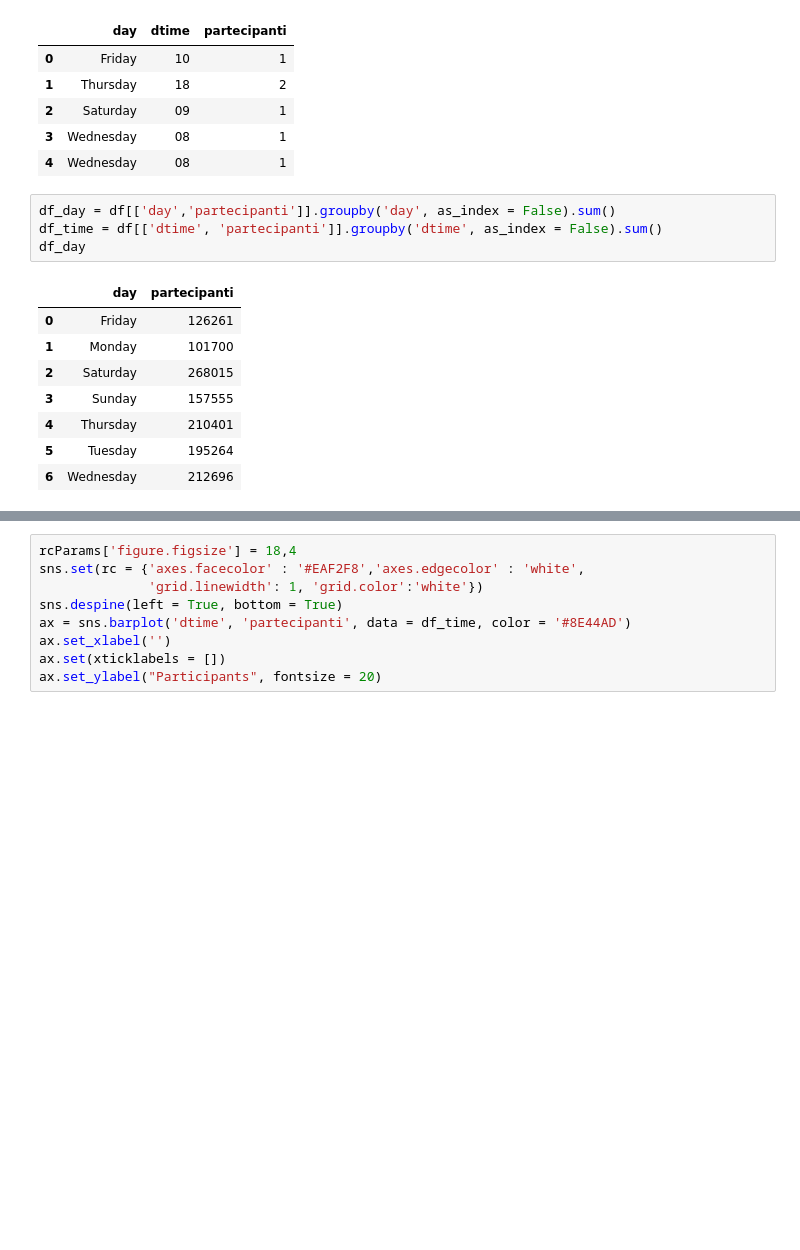
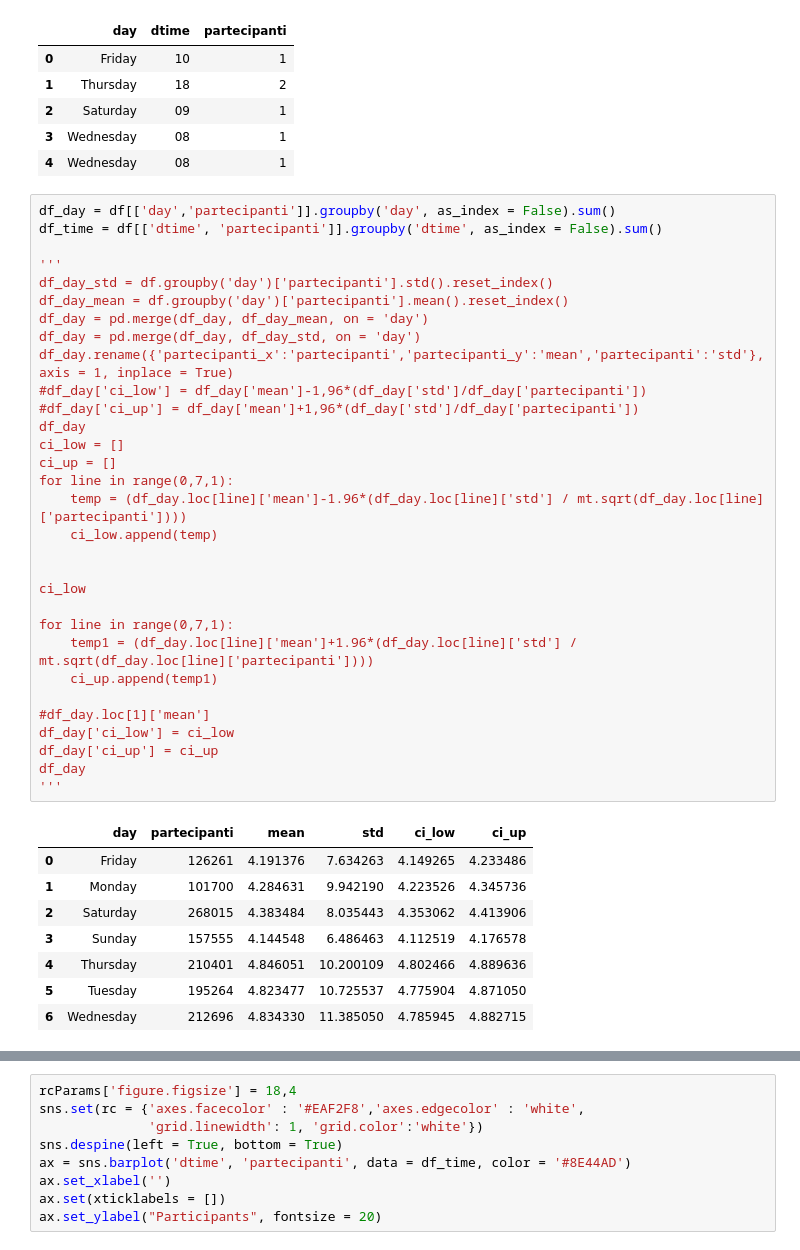
Before and after one commit to maxi93/NeoMeetup, a Jupyter notebook: Visualizations/Heatmap_event_weekdays.ipynb, the cells around one changed output, grey strips where cells are left out. Cells and saved outputs as stored; diff of their text form; blank space fills up the shorter version.

```diff
--- a/Visualizations/Heatmap_event_weekdays.ipynb
+++ b/Visualizations/Heatmap_event_weekdays.ipynb
@@ -97,17 +99,44 @@ df_date.head()
 | 2 | Saturday | 09 | 1 |
 | 3 | Wednesday | 08 | 1 |
 | 4 | Wednesday | 08 | 1 |
-# %%
-df_day = df[['day','partecipanti']].groupby('day', as_index = False).sum()
-df_time = df[['dtime', 'partecipanti']].groupby('dtime', as_index = False).sum()
-df_day
-# %% [output]
-|  | day | partecipanti |
-| 0 | Friday | 126261 |
-| 1 | Monday | 101700 |
-| 2 | Saturday | 268015 |
-| 3 | Sunday | 157555 |
-| 4 | Thursday | 210401 |
-| 5 | Tuesday | 195264 |
-| 6 | Wednesday | 212696 |
+# %%
+df_day = df[['day','partecipanti']].groupby('day', as_index = False).sum()
+df_time = df[['dtime', 'partecipanti']].groupby('dtime', as_index = False).sum()
+
+'''
+df_day_std = df.groupby('day')['partecipanti'].std().reset_index()
+df_day_mean = df.groupby('day')['partecipanti'].mean().reset_index()
+df_day = pd.merge(df_day, df_day_mean, on = 'day')
+df_day = pd.merge(df_day, df_day_std, on = 'day')
+df_day.rename({'partecipanti_x':'partecipanti','partecipanti_y':'mean','partecipanti':'std'}, axis = 1, inplace = True)
+#df_day['ci_low'] = df_day['mean']-1,96*(df_day['std']/df_day['partecipanti'])
+#df_day['ci_up'] = df_day['mean']+1,96*(df_day['std']/df_day['partecipanti'])
+df_day
+ci_low = []
+ci_up = []
+for line in range(0,7,1):
+    temp = (df_day.loc[line]['mean']-1.96*(df_day.loc[line]['std'] / mt.sqrt(df_day.loc[line]['partecipanti'])))
+    ci_low.append(temp)
+
+
+ci_low
+
+for line in range(0,7,1):
+    temp1 = (df_day.loc[line]['mean']+1.96*(df_day.loc[line]['std'] / mt.sqrt(df_day.loc[line]['partecipanti'])))
+    ci_up.append(temp1)
+
+#df_day.loc[1]['mean']
+df_day['ci_low'] = ci_low
+df_day['ci_up'] = ci_up
+df_day
+'''
+# %% [output]
+|  | day | partecipanti | mean | std | ci_low | ci_up |
+| 0 | Friday | 126261 | 4.191376 | 7.634263 | 4.149265 | 4.233486 |
+| 1 | Monday | 101700 | 4.284631 | 9.942190 | 4.223526 | 4.345736 |
+| 2 | Saturday | 268015 | 4.383484 | 8.035443 | 4.353062 | 4.413906 |
+| 3 | Sunday | 157555 | 4.144548 | 6.486463 | 4.112519 | 4.176578 |
+| 4 | Thursday | 210401 | 4.846051 | 10.200109 | 4.802466 | 4.889636 |
+| 5 | Tuesday | 195264 | 4.823477 | 10.725537 | 4.775904 | 4.871050 |
+| 6 | Wednesday | 212696 | 4.834330 | 11.385050 | 4.785945 | 4.882715 |
 # %%
```
Also changed, not shown: parts of 3 cells of this notebook.
